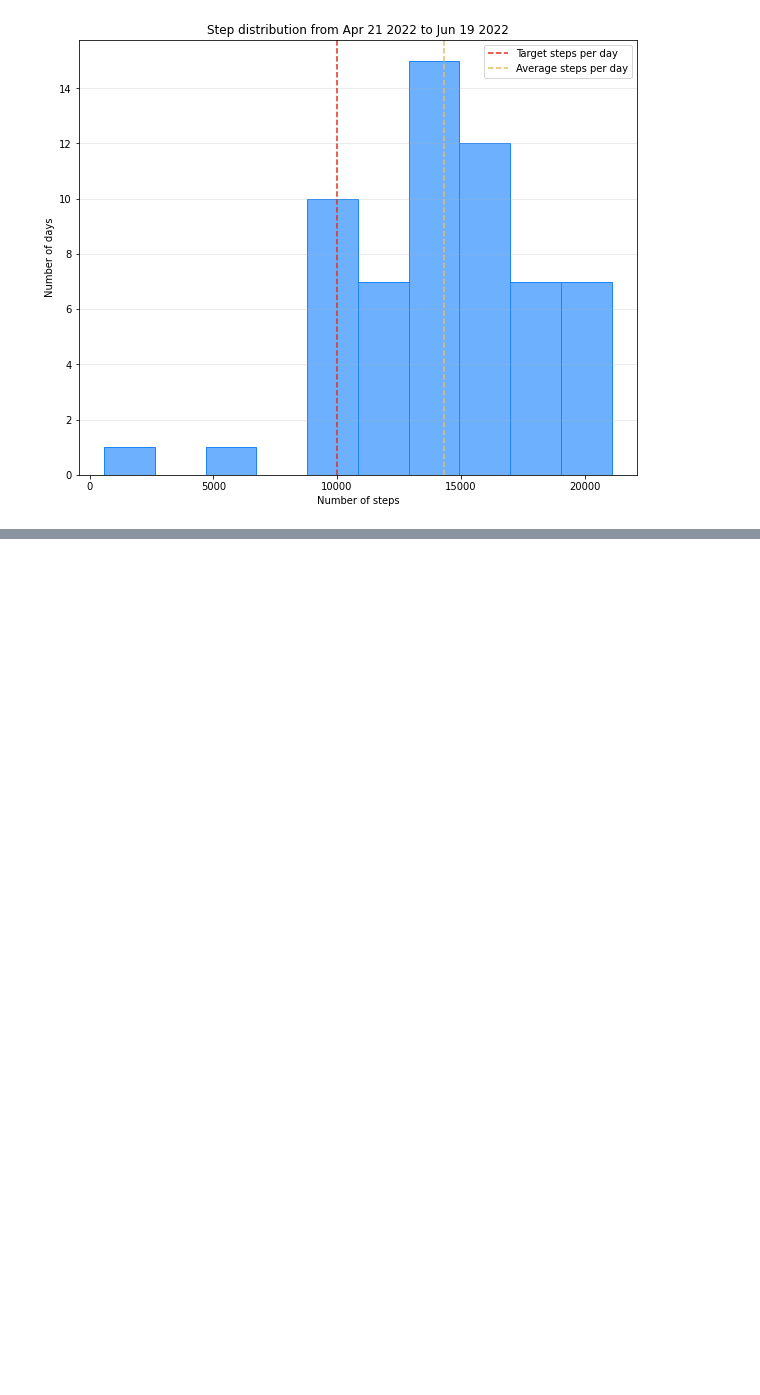
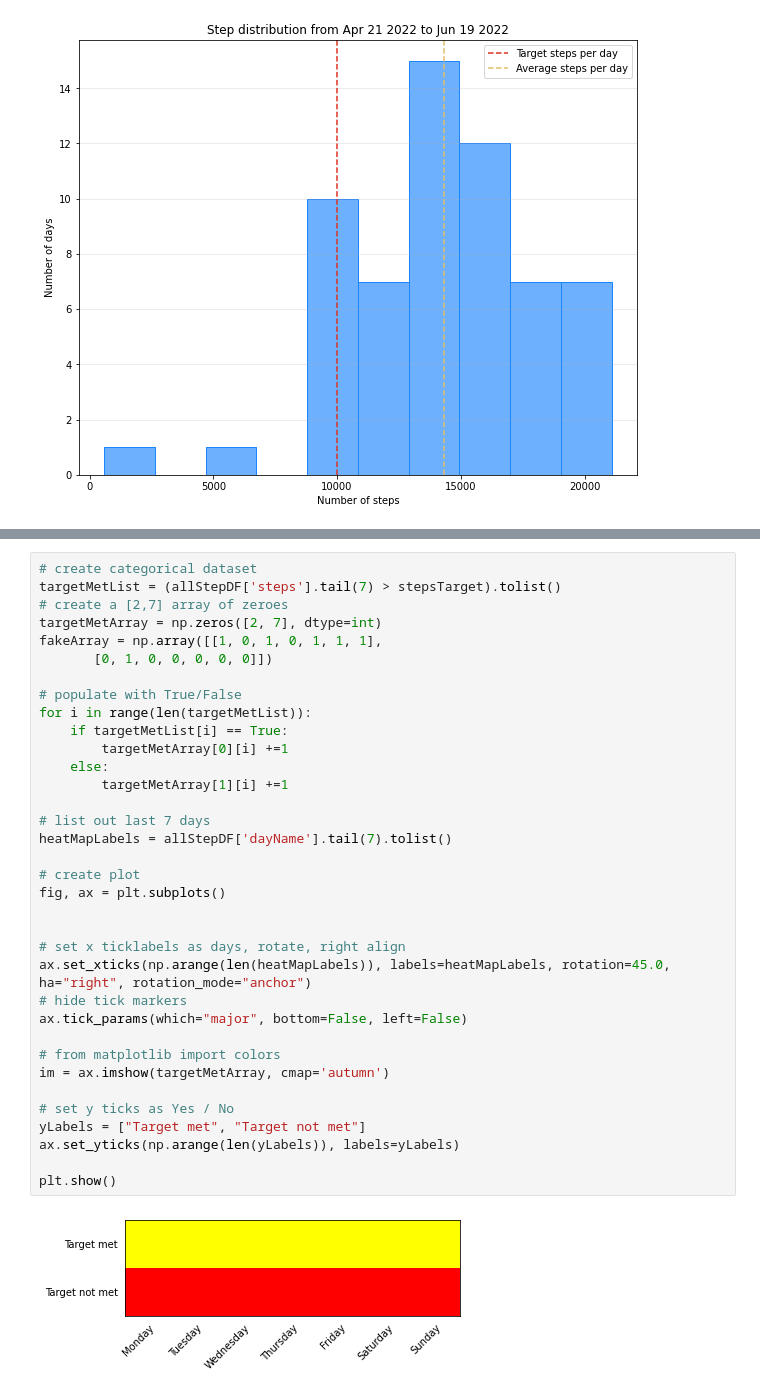
Before and after one commit to ccozens/fitbit_analysis, a Jupyter notebook: step_analysis.ipynb, the cells around one changed output, grey strips where cells are left out. Cells and saved outputs as stored; diff of their text form; blank space fills up the shorter version.

```diff
--- a/step_analysis.ipynb
+++ b/step_analysis.ipynb
@@ -184,0 +190,37 @@ plt.show()
+# %%
+# create categorical dataset
+targetMetList = (allStepDF['steps'].tail(7) > stepsTarget).tolist()
+# create a [2,7] array of zeroes
+targetMetArray = np.zeros([2, 7], dtype=int)
+fakeArray = np.array([[1, 0, 1, 0, 1, 1, 1],
+       [0, 1, 0, 0, 0, 0, 0]])
+
+# populate with True/False
+for i in range(len(targetMetList)):
+    if targetMetList[i] == True:
+        targetMetArray[0][i] +=1
+    else:
+        targetMetArray[1][i] +=1
+
+# list out last 7 days
+heatMapLabels = allStepDF['dayName'].tail(7).tolist()
+
+# create plot
+fig, ax = plt.subplots()
+
+
+# set x ticklabels as days, rotate, right align
+ax.set_xticks(np.arange(len(heatMapLabels)), labels=heatMapLabels, rotation=45.0, ha="right", rotation_mode="anchor")
+# hide tick markers
+ax.tick_params(which="major", bottom=False, left=False)
+
+# from matplotlib import colors
+im = ax.imshow(targetMetArray, cmap='autumn')
+
+# set y ticks as Yes / No
+yLabels = ["Target met", "Target not met"]
+ax.set_yticks(np.arange(len(yLabels)), labels=yLabels)
+
+plt.show()
+# %% [output]
+[figure, added]
```
Also changed, not shown: parts of 3 cells of this notebook, 3 other files.
